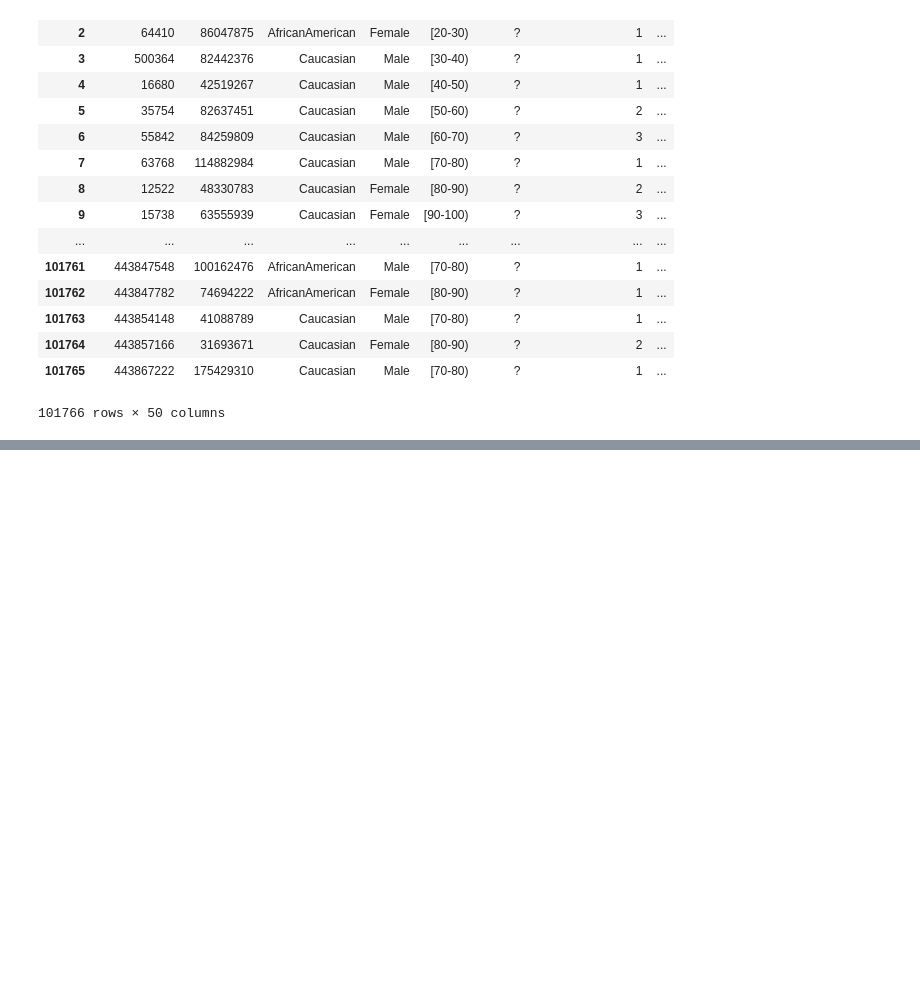
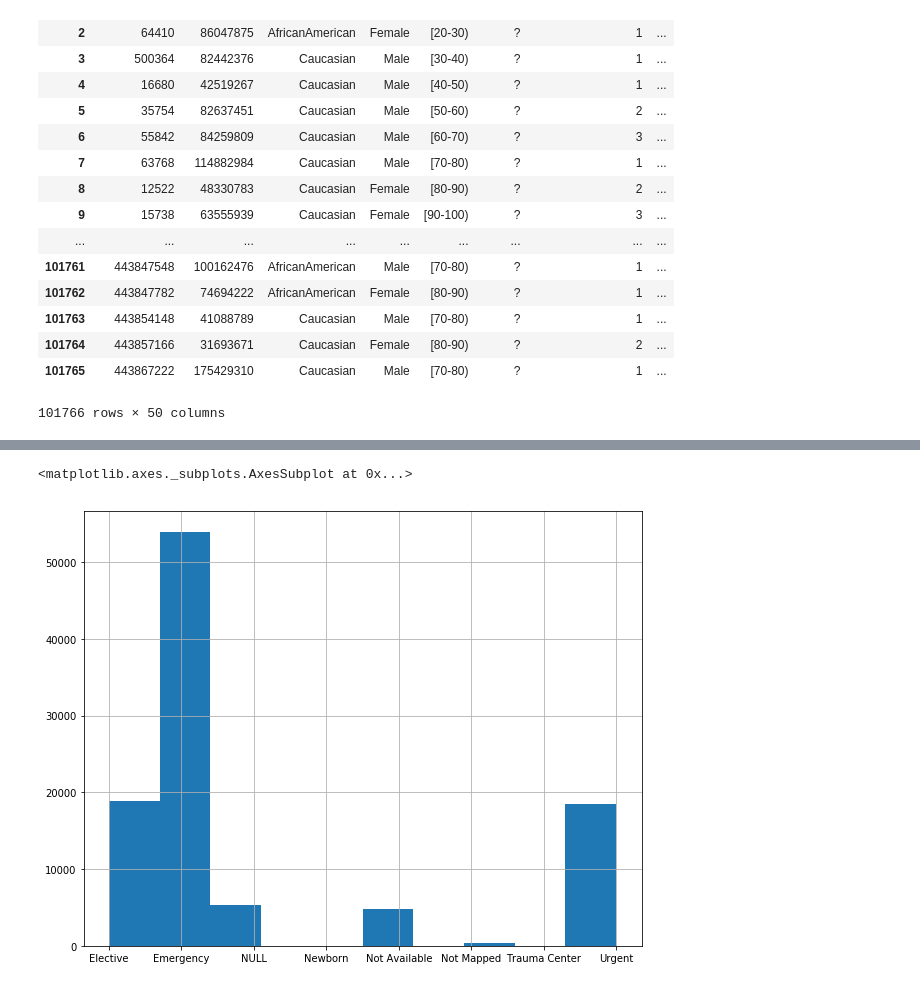
Before and after one commit to melodyfs/DS-3-Deep-Learning, a Jupyter notebook: project/diabetes.ipynb, the cells around one changed output, grey strips where cells are left out. Cells and saved outputs as stored; diff of their text form; code cells hidden in the pictures; blank space fills up the shorter version.

```diff
--- a/project/diabetes.ipynb
+++ b/project/diabetes.ipynb
@@ -92,0 +246,5 @@ for i in raw_df["discharge_disposition_id"]:
+# %%
+raw_df["admission_type"].hist(figsize=(10, 8))
+# %% [output]
+<matplotlib.axes._subplots.AxesSubplot at 0x...>
+[figure, added]
```
Also changed, not shown: parts of 45 cells of this notebook, 1 other file.
